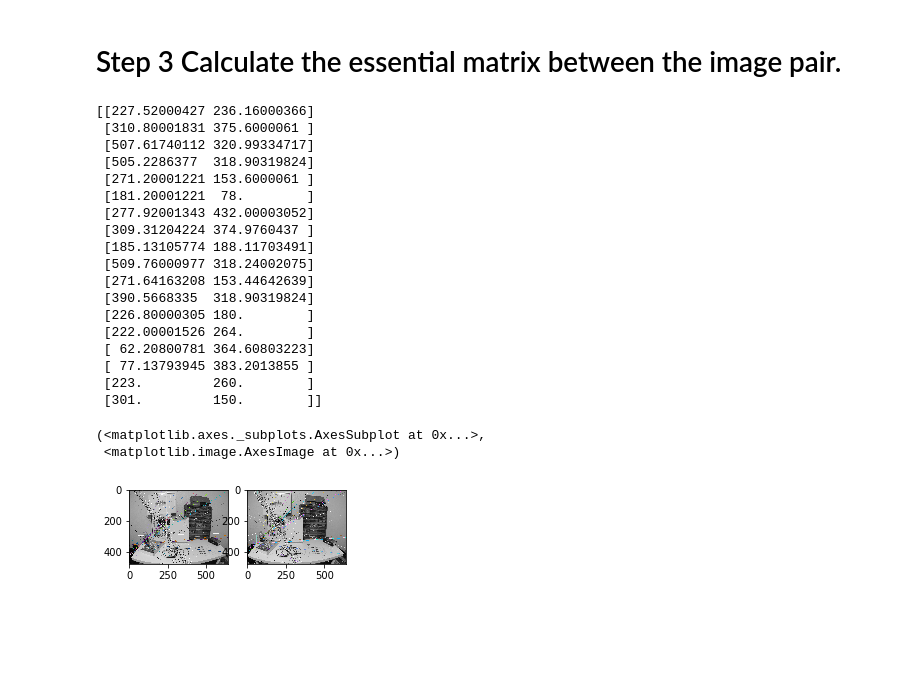
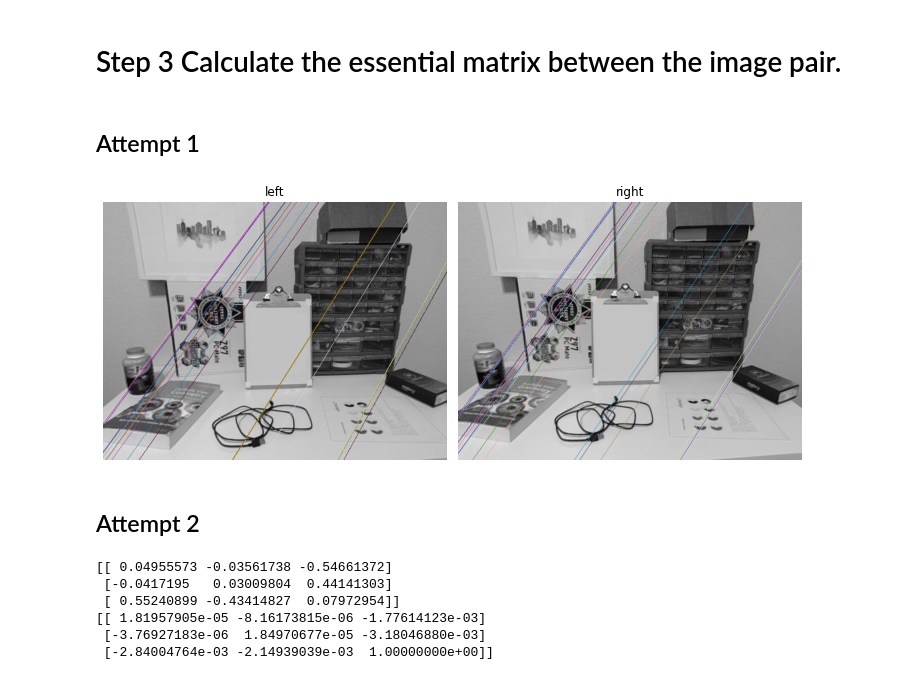
Before and after one commit to eshangaur/Perception-in-Robotics, a Jupyter notebook: project_2b/code/task_7/task_7.ipynb, the cells around one changed output. Drawn from its saved outputs; the diff is of its cells as text; code cells hidden in the pictures; blank space fills up the shorter version.

```diff
--- a/project_2b/code/task_7/task_7.ipynb
+++ b/project_2b/code/task_7/task_7.ipynb
@@ -177,5 +174,7 @@ print(matches[0])
 # %% [markdown]
 # Step 3 Calculate the essential matrix between the image pair.
+# %% [markdown]
+## Attempt 1
 # %%
 # select points to evaluate the fundamental matrix
 pts1 = []
@@ -202,27 +201,3 @@ F, mask = cv2.findFundamentalMat(pts1, pts2)
 
 E = np.mat(E)
 F = np.mat(F)
-# %%
-pts1 = pts1[mask.ravel() == 1]
-pts2 = pts2[mask.ravel() == 1]
-# %%
-print(pts1)
-# %% [output]
-[[227.52000427 236.16000366]
- [310.80001831 375.6000061 ]
- [507.61740112 320.99334717]
- [505.2286377  318.90319824]
- [271.20001221 153.6000061 ]
- [181.20001221  78.        ]
- [277.92001343 432.00003052]
- [309.31204224 374.9760437 ]
- [185.13105774 188.11703491]
- [509.76000977 318.24002075]
- [271.64163208 153.44642639]
- [390.5668335  318.90319824]
- [226.80000305 180.        ]
- [222.00001526 264.        ]
- [ 62.20800781 364.60803223]
- [ 77.13793945 383.2013855 ]
- [223.         260.        ]
- [301.         150.        ]]
@@ -248,10 +214,34 @@ def drawlines(img1, img2, lines, pts1, pts2):
         x1, y1 = map(int, [c, -(r[2] + r[0] * c) / r[1]])
         img1 = cv2.line(img1, (x0, y0), (x1, y1), color, 1)
     return img1, img2
-# %%
-plt.subplot(131), plt.imshow(img5)
-plt.subplot(132), plt.imshow(img3)
-# %% [output]
-(<matplotlib.axes._subplots.AxesSubplot at 0x...>,
- <matplotlib.image.AxesImage at 0x...>)
-[figure, removed]
+# %%
+lines1 = cv2.computeCorrespondEpilines(pts2.reshape(-1, 1, 2), 2, F)
+lines1 = lines1.reshape(-1, 3)
+img5, img6 = drawlines(img_left, img_right, lines1, pts1, pts2)
+# Find epilines corresponding to points in left image (first image) and
+# drawing its lines on right image
+lines2 = cv2.computeCorrespondEpilines(pts1.reshape(-1, 1, 2), 1, F)
+lines2 = lines2.reshape(-1, 3)
+img3, img4 = drawlines(img_right, img_left, lines2, pts2, pts1)
+plot_figures({'left':img5, 'right': img3}, 1, 2)
+# %% [output]
+[figure, added]
+# %% [markdown]
+## Attempt 2
+# %%
+#extract float coordinates for keypoints
+pts_left = np.array([kp_left[i].pt for i in range (len(kp_left))])
+pts_right = np.array([kp_right[i].pt for i in range (len(kp_right))])
+
+Emat, Emask = cv2.findEssentialMat(pts_left, pts_right)
+Fmat, Fmask = cv2.findFundamentalMat(pts_left, pts_right)
+
+print(Emat)
+print(Fmat)
+# %% [output]
+[[ 0.04955573 -0.03561738 -0.54661372]
+ [-0.0417195   0.03009804  0.44141303]
+ [ 0.55240899 -0.43414827  0.07972954]]
+[[ 1.81957905e-05 -8.16173815e-06 -1.77614123e-03]
+ [-3.76927183e-06  1.84970677e-05 -3.18046880e-03]
+ [-2.84004764e-03 -2.14939039e-03  1.00000000e+00]]
```
Also changed, not shown: parts of 19 cells of this notebook, 1 other file.
